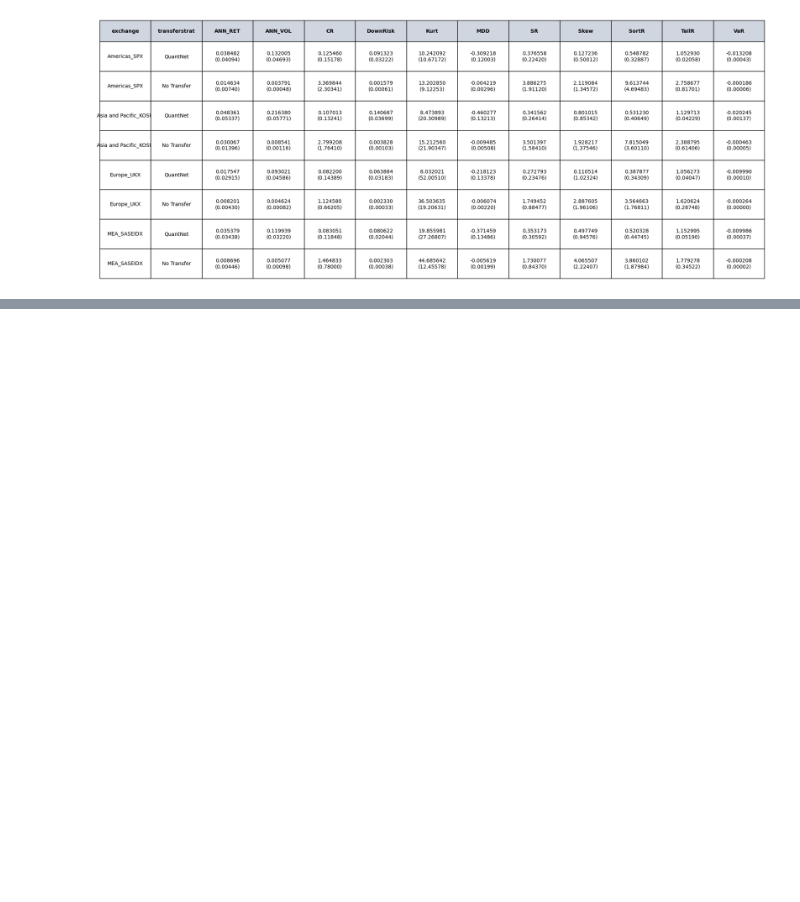
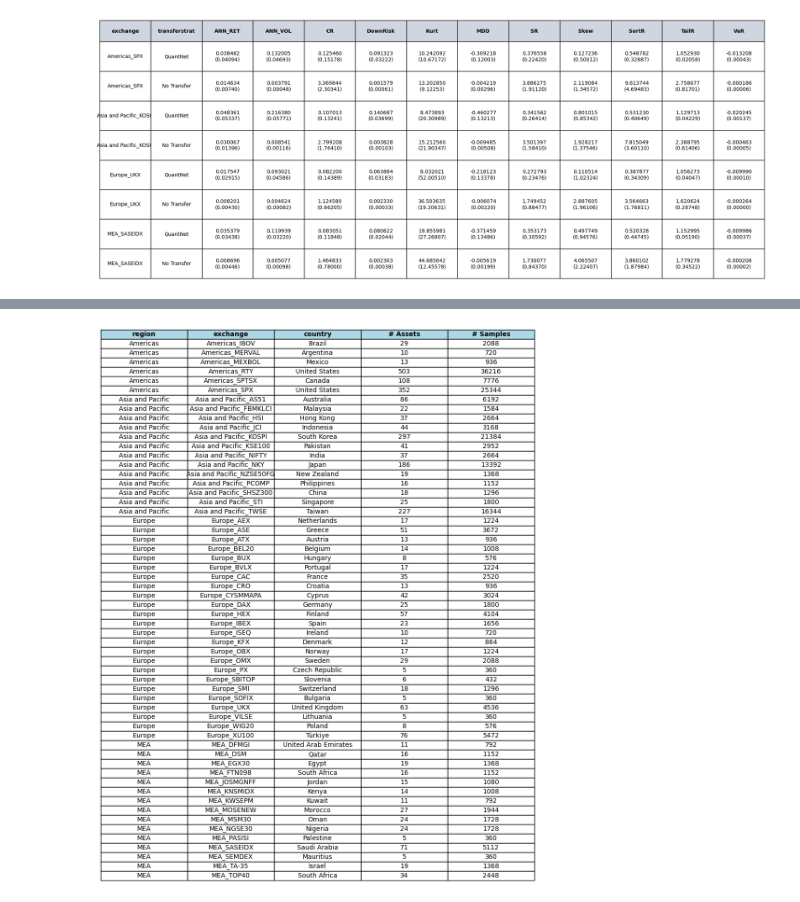
Before and after one commit to ducnguyen1014/QuantNet, a Jupyter notebook: main.ipynb, the cells around one changed output, grey strips where cells are left out. Drawn from its saved outputs; the diff is of its cells as text; code cells hidden in the pictures; blank space fills up the shorter version.

Commit message:
COMPLETE: Table A1

```diff
--- a/main.ipynb
+++ b/main.ipynb
@@ -892,0 +915,19 @@ fig_b = draw_table(df=table_a4_b, upper_prefix="median", lower_prefix="mad")
+# %%
+import pandas as pd
+
+# rename Unnamed: 0 → asset
+df = df.rename(columns={"Unnamed: 0": "asset"})
+
+# group by and calculate both counts
+table_a1 = (
+    df.groupby(["region", "exchange", "country"])
+    .agg(
+        **{
+            "# Assets": ("asset", "nunique"),  # unique assets
+            "# Samples": ("asset", "count"),  # total rows
+        }
+    )
+    .reset_index()
+)
+
+table_a1
@@ -892,0 +952,26 @@ fig_b = draw_table(df=table_a4_b, upper_prefix="median", lower_prefix="mad")
+# %%
+import matplotlib.pyplot as plt
+
+# assume table_a1 is already created
+fig, ax = plt.subplots(figsize=(8, 4))  # adjust figure size
+ax.axis("off")  # hide axes
+
+# draw table
+tbl = ax.table(
+    cellText=table_a1.values, colLabels=table_a1.columns, loc="center", cellLoc="center"
+)
+
+# adjust font size and scaling (col width, row height)
+tbl.auto_set_font_size(False)
+tbl.set_fontsize(10)
+tbl.scale(1.5, 1.2)
+
+# style header row
+for (row, col), cell in tbl.get_celld().items():
+    if row == 0:  # header row
+        cell.set_facecolor("lightblue")  # light gray background
+        cell.set_text_props(weight="bold", color="black")
+
+plt.show()
+# %% [output]
+[figure, added]
```
Also changed, not shown: parts of 6 cells of this notebook, 1 other file.
